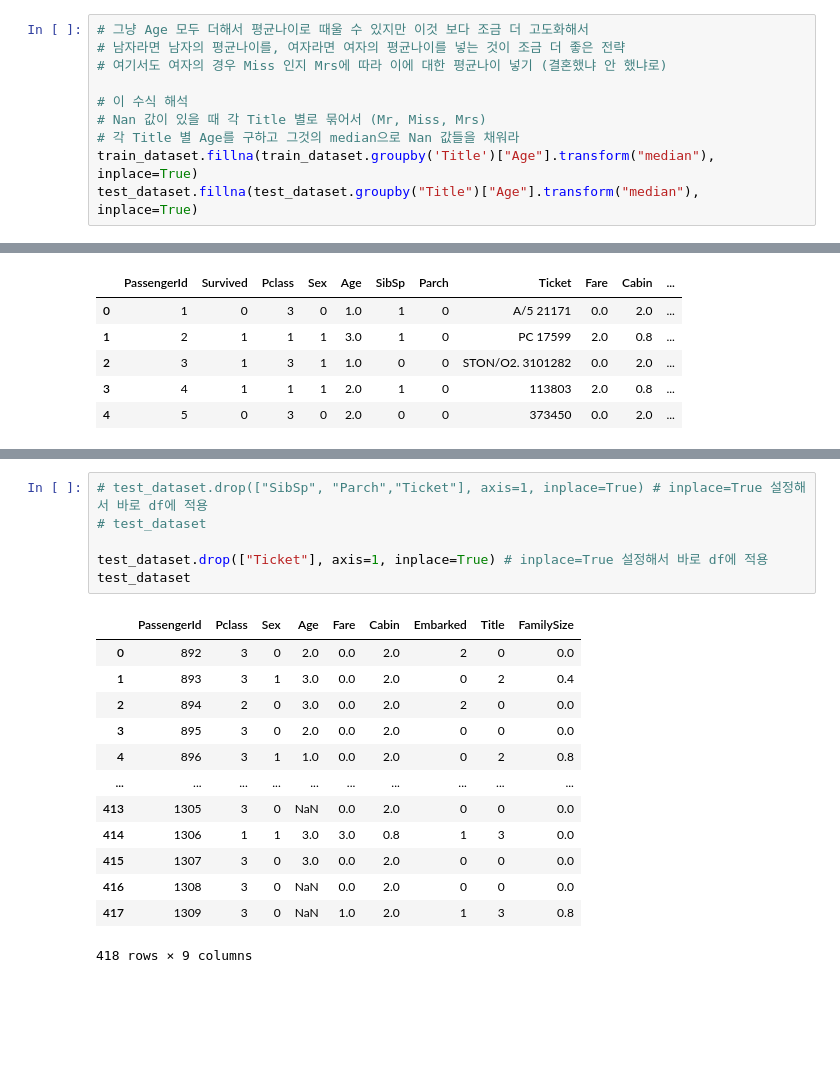
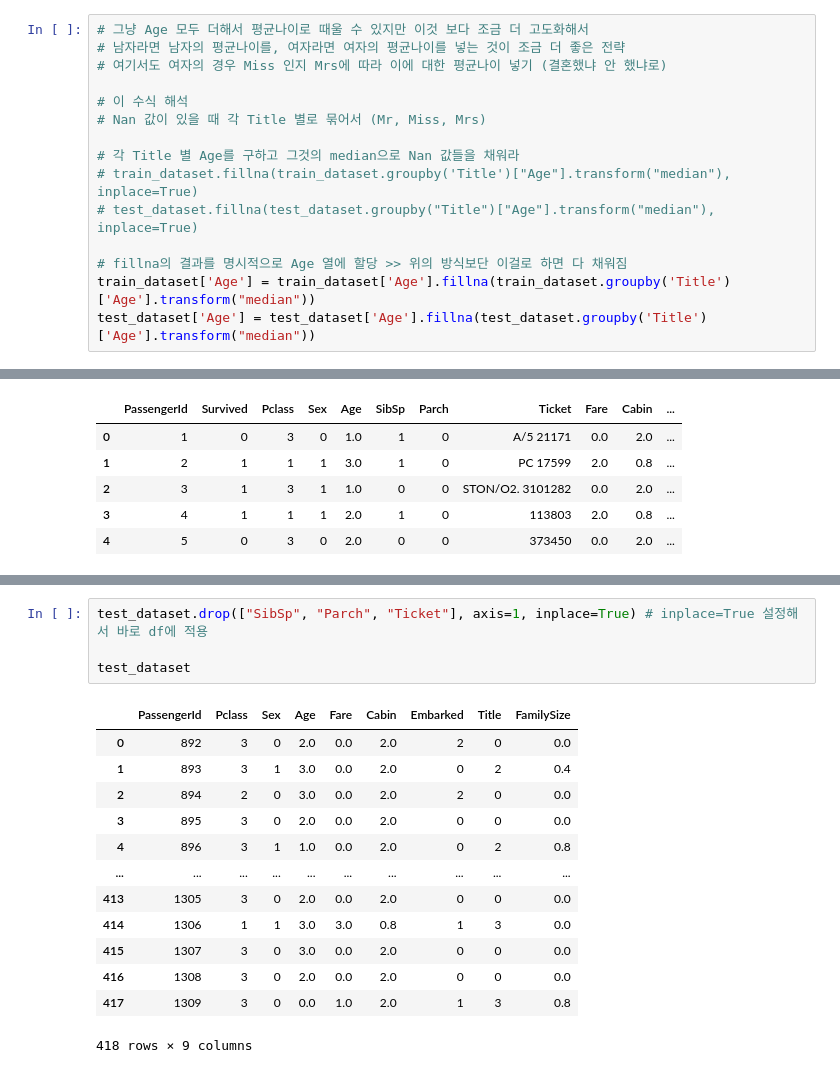
Before and after one commit to HoJ00n2/kaggle-titanic, a Jupyter notebook: my-solution.ipynb, the cells around one changed output, grey strips where cells are left out. Cells and saved outputs as stored; diff of their text form; blank space fills up the shorter version.

```diff
--- a/my-solution.ipynb
+++ b/my-solution.ipynb
@@ -294,6 +296,11 @@ train_dataset.head(100) # Age에 NaN이 은근 보임 이것을 채우자 어떤
 
 # 이 수식 해석
 # Nan 값이 있을 때 각 Title 별로 묶어서 (Mr, Miss, Mrs)
+
 # 각 Title 별 Age를 구하고 그것의 median으로 Nan 값들을 채워라
-train_dataset.fillna(train_dataset.groupby('Title')["Age"].transform("median"), inplace=True)
-test_dataset.fillna(test_dataset.groupby("Title")["Age"].transform("median"), inplace=True)
+# train_dataset.fillna(train_dataset.groupby('Title')["Age"].transform("median"), inplace=True)
+# test_dataset.fillna(test_dataset.groupby("Title")["Age"].transform("median"), inplace=True)
+
+# fillna의 결과를 명시적으로 Age 열에 할당 >> 위의 방식보단 이걸로 하면 다 채워짐
+train_dataset['Age'] = train_dataset['Age'].fillna(train_dataset.groupby('Title')['Age'].transform("median"))
+test_dataset['Age'] = test_dataset['Age'].fillna(test_dataset.groupby('Title')['Age'].transform("median"))
@@ -569,22 +618,20 @@ train_dataset
 | 890 | 891 | 0 | 3 | 0 | 2.0 | 0.0 | 2.0 | 2 | 0.0 | 0.0 |
 891 rows × 10 columns
 # %%
-# test_dataset.drop(["SibSp", "Parch","Ticket"], axis=1, inplace=True) # inplace=True 설정해서 바로 df에 적용
-# test_dataset
+test_dataset.drop(["SibSp", "Parch", "Ticket"], axis=1, inplace=True) # inplace=True 설정해서 바로 df에 적용
 
-test_dataset.drop(["Ticket"], axis=1, inplace=True) # inplace=True 설정해서 바로 df에 적용
 test_dataset
 # %% [output]
 |  | PassengerId | Pclass | Sex | Age | Fare | Cabin | Embarked | Title | FamilySize |
 | 0 | 892 | 3 | 0 | 2.0 | 0.0 | 2.0 | 2 | 0 | 0.0 |
 | 1 | 893 | 3 | 1 | 3.0 | 0.0 | 2.0 | 0 | 2 | 0.4 |
 | 2 | 894 | 2 | 0 | 3.0 | 0.0 | 2.0 | 2 | 0 | 0.0 |
 | 3 | 895 | 3 | 0 | 2.0 | 0.0 | 2.0 | 0 | 0 | 0.0 |
 | 4 | 896 | 3 | 1 | 1.0 | 0.0 | 2.0 | 0 | 2 | 0.8 |
 | ... | ... | ... | ... | ... | ... | ... | ... | ... | ... |
-| 413 | 1305 | 3 | 0 | NaN | 0.0 | 2.0 | 0 | 0 | 0.0 |
+| 413 | 1305 | 3 | 0 | 2.0 | 0.0 | 2.0 | 0 | 0 | 0.0 |
 | 414 | 1306 | 1 | 1 | 3.0 | 3.0 | 0.8 | 1 | 3 | 0.0 |
 | 415 | 1307 | 3 | 0 | 3.0 | 0.0 | 2.0 | 0 | 0 | 0.0 |
-| 416 | 1308 | 3 | 0 | NaN | 0.0 | 2.0 | 0 | 0 | 0.0 |
-| 417 | 1309 | 3 | 0 | NaN | 1.0 | 2.0 | 1 | 3 | 0.8 |
+| 416 | 1308 | 3 | 0 | 2.0 | 0.0 | 2.0 | 0 | 0 | 0.0 |
+| 417 | 1309 | 3 | 0 | 0.0 | 1.0 | 2.0 | 1 | 3 | 0.8 |
 418 rows × 9 columns
```
Also changed, not shown: parts of 43 cells of this notebook, 1 other file.
